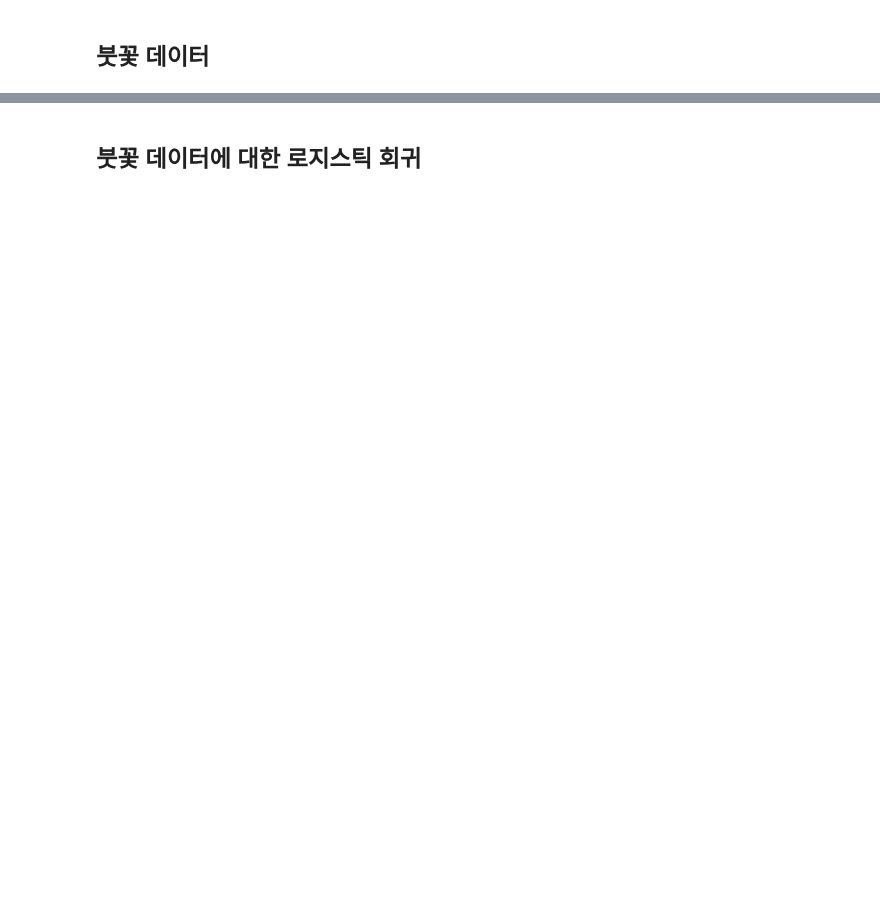
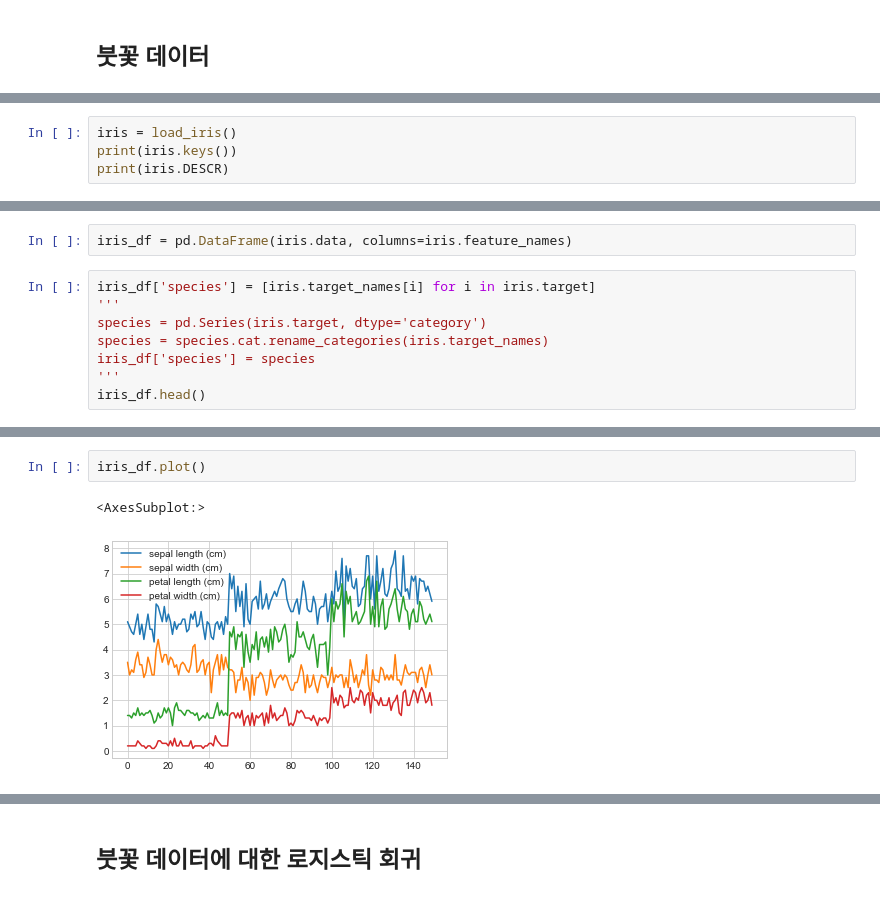
Before and after one commit to fasthill/scikit-learn-study, a Jupyter notebook: 3. Logistic_Regression.ipynb, the cells around one changed output, grey strips where cells are left out. Saved outputs shown, nothing was run; the diff lists cells and outputs as text; blank space fills up the shorter version.

```diff
--- a/3. Logistic_Regression.ipynb
+++ b/3. Logistic_Regression.ipynb
@@ -111,0 +122,4 @@ plt.yticks()
+# %%
+iris = load_iris()
+print(iris.keys())
+print(iris.DESCR)
@@ -111,0 +144,10 @@ plt.yticks()
+# %%
+iris_df = pd.DataFrame(iris.data, columns=iris.feature_names)
+# %%
+iris_df['species'] = [iris.target_names[i] for i in iris.target]
+'''
+species = pd.Series(iris.target, dtype='category')
+species = species.cat.rename_categories(iris.target_names)
+iris_df['species'] = species
+'''
+iris_df.head()
@@ -111,0 +161,5 @@ plt.yticks()
+# %%
+iris_df.plot()
+# %% [output]
+<AxesSubplot:>
+[figure, added]
```
Also changed, not shown: parts of 31 cells of this notebook.
